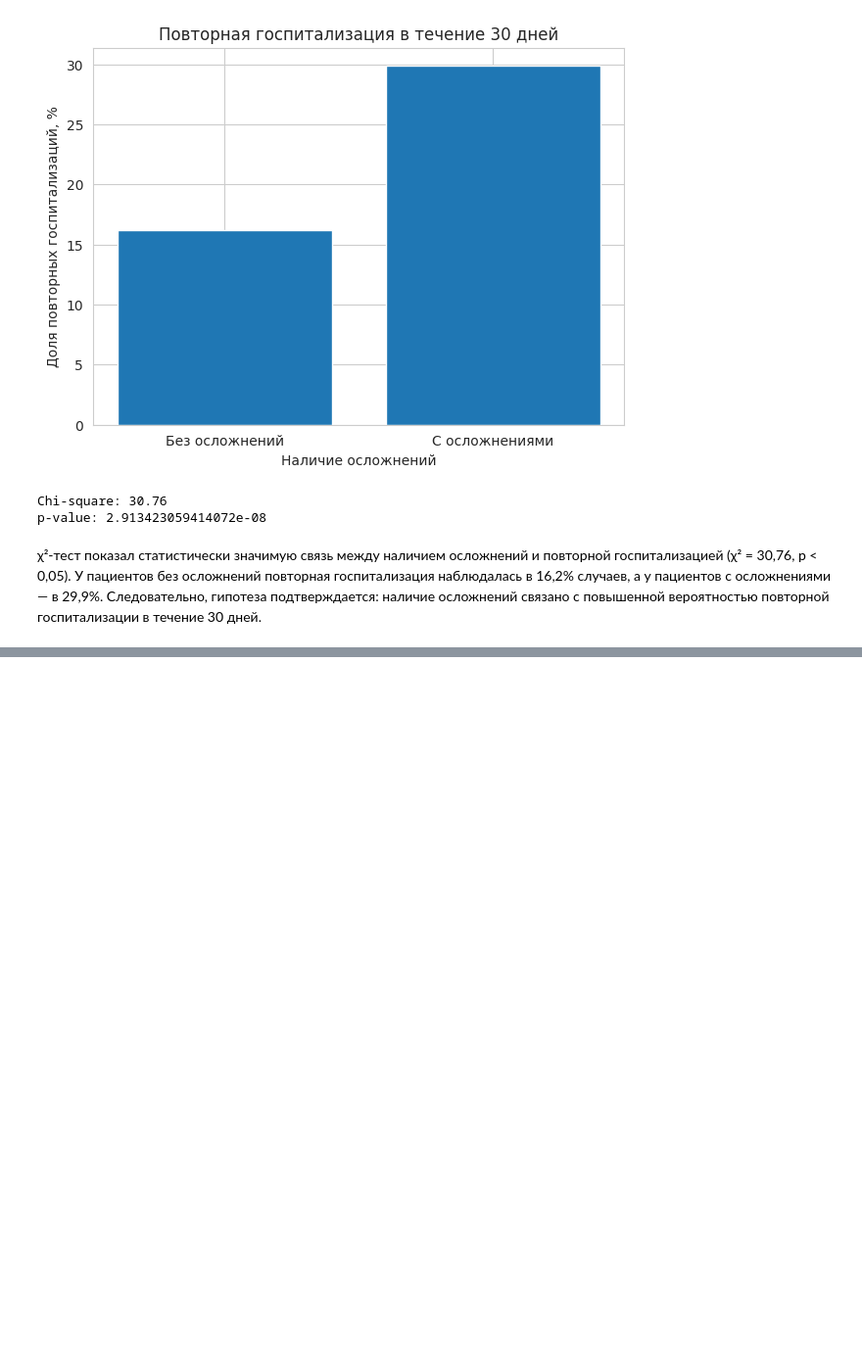
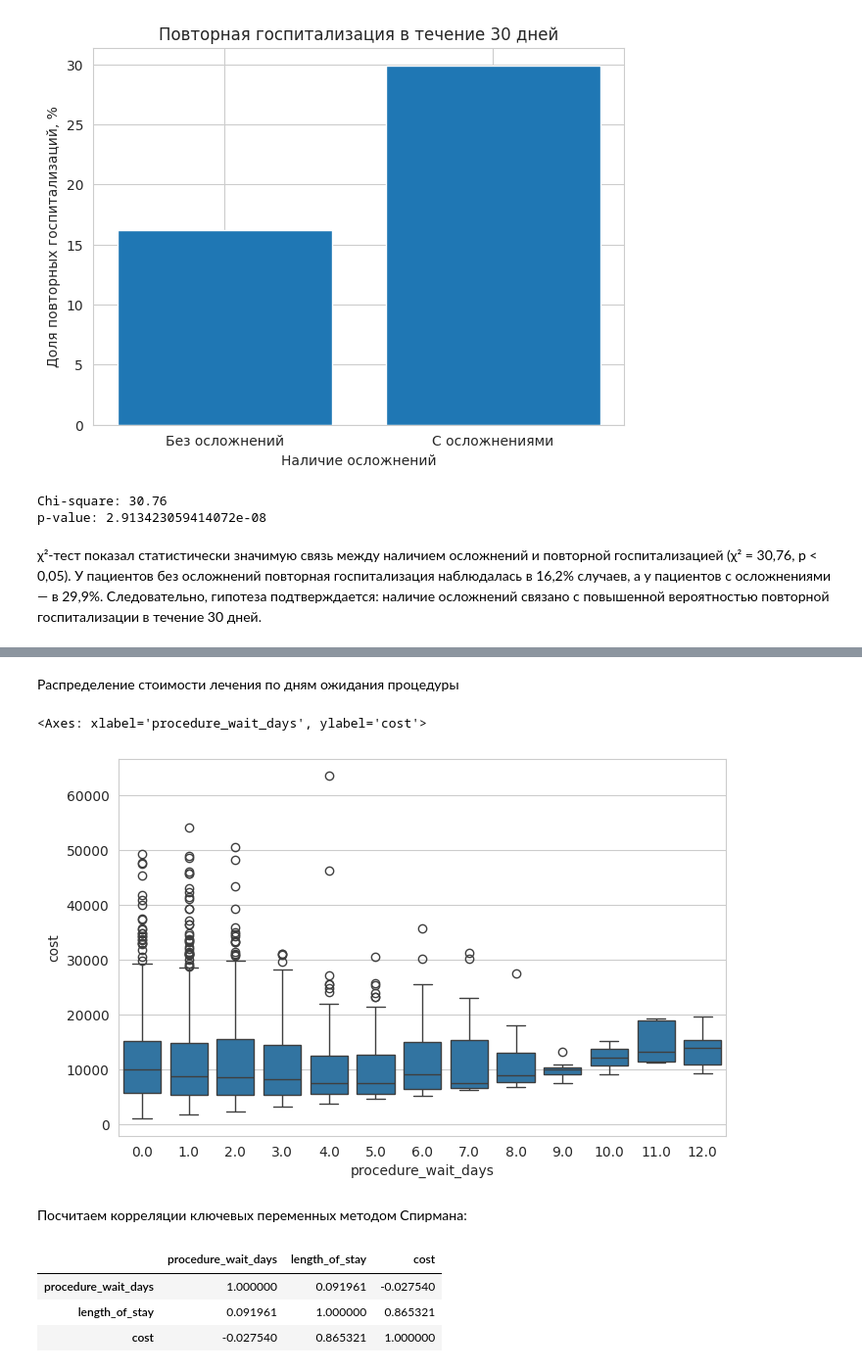
Before and after one commit to Fixer1313/DA_case5, a Jupyter notebook: notebooks/02_hypotheses.ipynb, the cells around one changed output, grey strips where cells are left out. Shown at 98% size. Saved outputs shown, nothing was run; the diff lists cells and outputs as text; code cells hidden in the pictures; blank space fills up the shorter version.

```diff
--- a/notebooks/02_hypotheses.ipynb
+++ b/notebooks/02_hypotheses.ipynb
@@ -609,0 +526,22 @@ p-value: 2.913423059414072e-08
+# %% [markdown]
+Распределение стоимости лечения по дням ожидания процедуры
+# %%
+sns.boxplot(
+    data=df,
+    x='procedure_wait_days',
+    y='cost'
+)
+# %% [output]
+<Axes: xlabel='procedure_wait_days', ylabel='cost'>
+[figure, added]
+# %% [markdown]
+Посчитаем корреляции ключевых переменных методом Спирмана:
+# %%
+df[
+    ['procedure_wait_days', 'length_of_stay', 'cost']
+].corr(method='spearman')
+# %% [output]
+|  | procedure_wait_days | length_of_stay | cost |
+| procedure_wait_days | 1.000000 | 0.091961 | -0.027540 |
+| length_of_stay | 0.091961 | 1.000000 | 0.865321 |
+| cost | -0.027540 | 0.865321 | 1.000000 |
```
Also changed, not shown: parts of 31 cells of this notebook.
